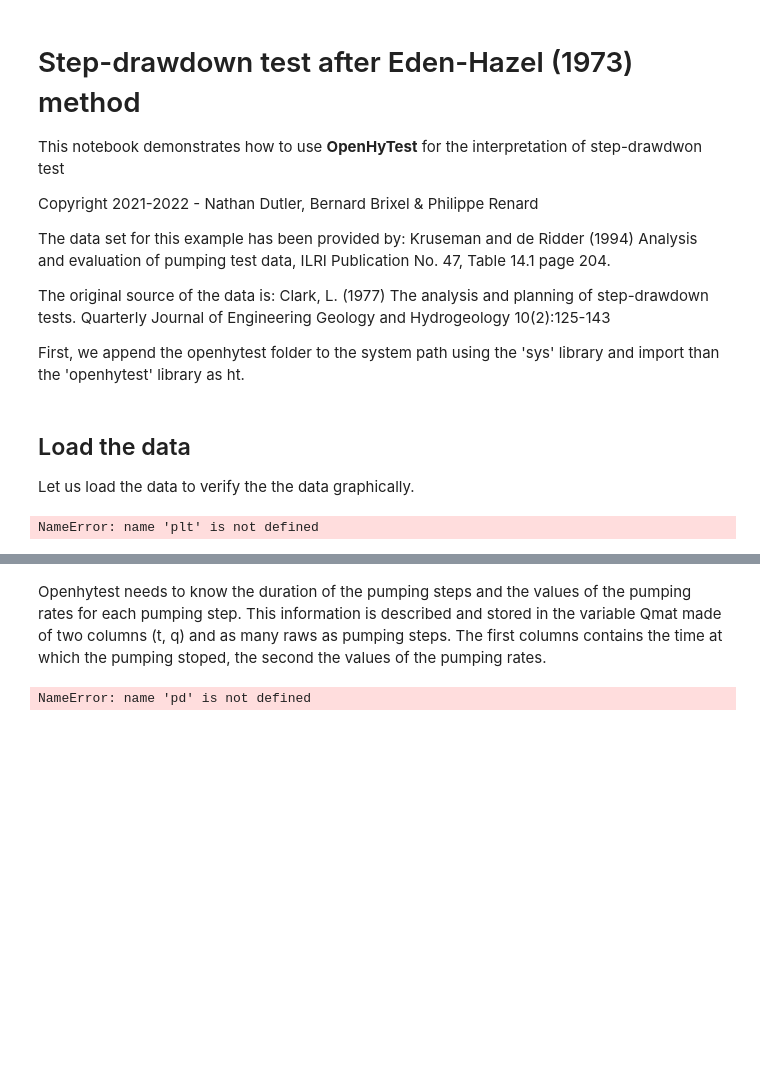
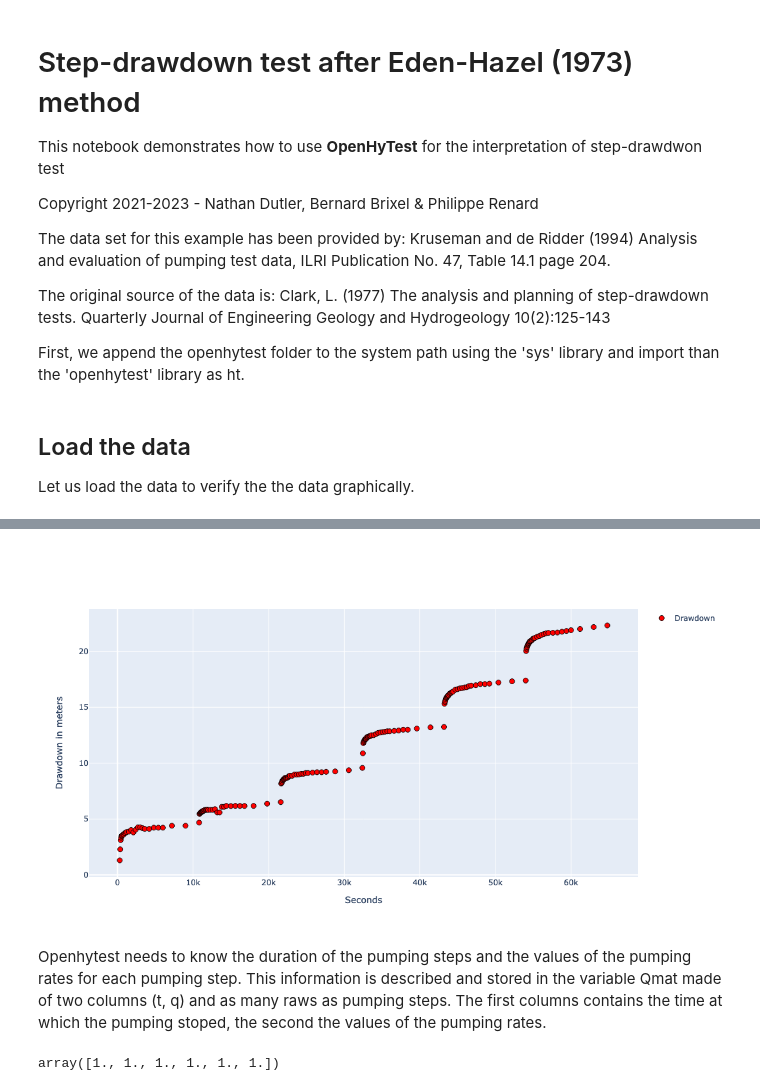
Before and after one commit to UniNE-CHYN/openhytest, a Jupyter notebook: notebooks/Demo_Steptests_EdenHazel.ipynb, the cells around one changed output, grey strips where cells are left out. Cells and saved outputs as stored; diff of their text form; code cells hidden in the pictures; blank space fills up the shorter version.

```diff
--- a/notebooks/Demo_Steptests_EdenHazel.ipynb
+++ b/notebooks/Demo_Steptests_EdenHazel.ipynb
@@ -3,7 +3,7 @@
 
 This notebook demonstrates how to use **OpenHyTest** for the interpretation of step-drawdwon test
 
-Copyright 2021-2022 - Nathan Dutler, Bernard Brixel & Philippe Renard
+Copyright 2021-2023 - Nathan Dutler, Bernard Brixel & Philippe Renard
 
 The data set for this example has been provided by:
 Kruseman and de Ridder (1994) Analysis and evaluation of pumping test data, ILRI Publication No. 47, Table 14.1 page 204.
@@ -23,15 +24,26 @@ import plotly.express as px
 ## Load the data
 
 Let us load the data to verify the the data graphically.
-# %%
-data = pd.read_csv('../data/eha_ds1.txt', header=None,sep=",",names=['t','s'], dtype={'t': 'float64', 's': 'float64'})
-plt.figure(1)
-ax = plt.gca()
-plt.plot(data.t, data.s, 'o', label='K data set')
-plt.xlabel('Time in seconds')
-plt.ylabel('Drawdown in meters')
-plt.grid('True')
-plt.legend()
-plt.show()
-# %% [output]
-NameError: name 'plt' is not defined
+# %%
+data = pd.read_csv('../data/eha_ds1.txt', header=None,sep=",",names=['t','s'], dtype={'t': 'float64', 's': 'float64'})
+fig = make_subplots(rows=1, cols=1)
+fig.add_trace(
+    go.Scatter(
+        mode='markers',
+        x=data.t,
+        y=data.s,
+        name="Drawdown",
+        marker=dict(
+            color='Red',
+            size=8,
+            line=dict(
+                color='Black',
+                width=1))
+                ),
+    row=1, col=1)
+
+fig.update_xaxes(title_text="Seconds", row=1, col=1)
+fig.update_yaxes(title_text="Drawdown in meters", row=1, col=1)
+fig.update_layout(height=600, width=800, showlegend=True)
+fig.show()
+# %% [output]
@@ -38,9 +51,10 @@ NameError: name 'plt' is not defined
+[figure, added]
 # %% [markdown]
 Openhytest needs to know the duration of the pumping steps and the values of the pumping rates for each pumping step. This information
 is described and stored in the variable Qmat made of two columns (t, q) and as many raws as pumping steps.
 The first columns contains the time at which the pumping stoped, the second the values of the pumping rates.
 # %%
 qm = pd.DataFrame(np.array([[10800, 1306/86400], [21600, 1693/86400], [32400, 2423/86400], [43200, 3261/86400], [54000, 4094/86400], [64800, 5019/86400]]), columns=['t', 'q'])
-qm
+np.ones(qm.t.shape[0])
 # %% [output]
-NameError: name 'pd' is not defined
+array([1., 1., 1., 1., 1., 1.])
```
Also changed, not shown: parts of 4 cells of this notebook, 4 other files.
